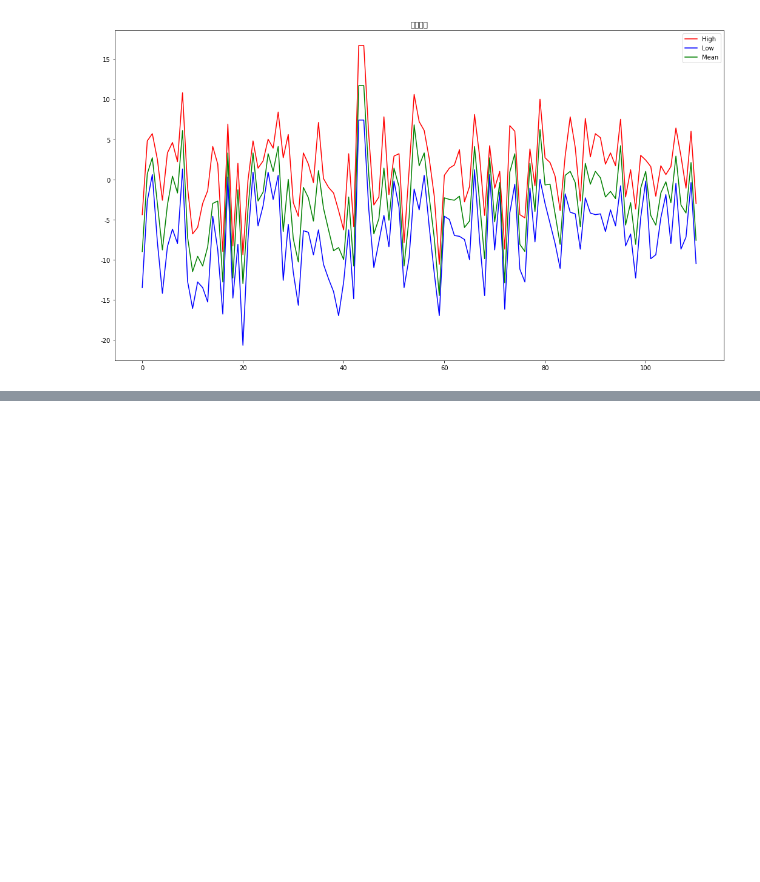
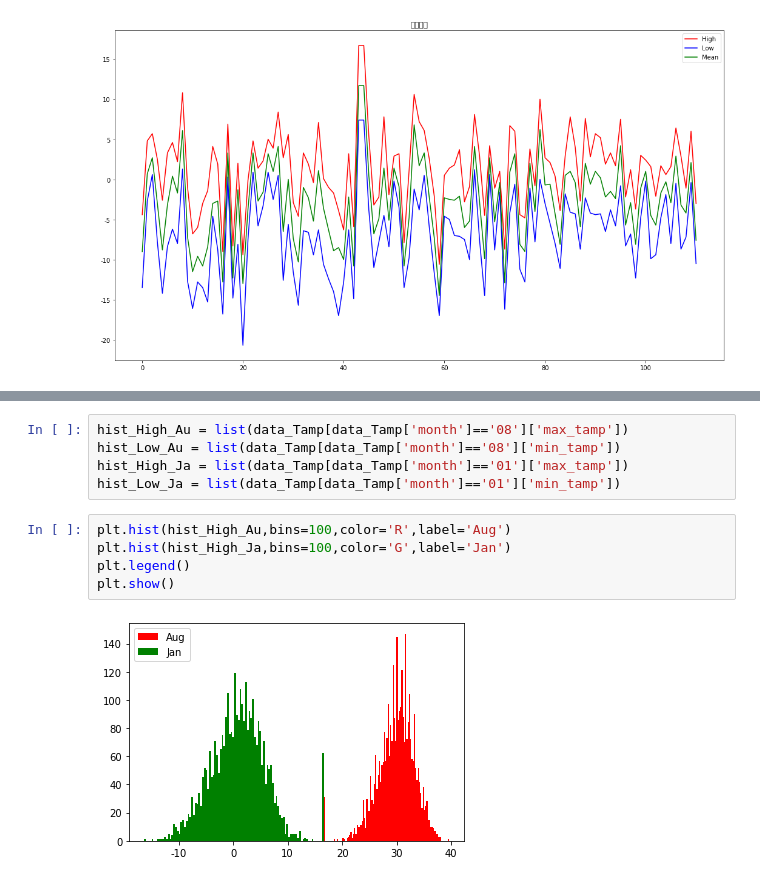
Before and after one commit to jeong-jinuk/jjw, a Jupyter notebook: study/모두의분석_my.ipynb, the cells around one changed output, grey strips where cells are left out. Saved outputs shown, nothing was run; the diff lists cells and outputs as text; blank space fills up the shorter version.

```diff
--- a/study/모두의분석_my.ipynb
+++ b/study/모두의분석_my.ipynb
@@ -230,0 +269,12 @@ plt.show()
+# %%
+hist_High_Au = list(data_Tamp[data_Tamp['month']=='08']['max_tamp'])
+hist_Low_Au = list(data_Tamp[data_Tamp['month']=='08']['min_tamp'])
+hist_High_Ja = list(data_Tamp[data_Tamp['month']=='01']['max_tamp'])
+hist_Low_Ja = list(data_Tamp[data_Tamp['month']=='01']['min_tamp'])
+# %%
+plt.hist(hist_High_Au,bins=100,color='R',label='Aug')
+plt.hist(hist_High_Ja,bins=100,color='G',label='Jan')
+plt.legend()
+plt.show()
+# %% [output]
+[figure, added]
```
Also changed, not shown: parts of 27 cells of this notebook.
